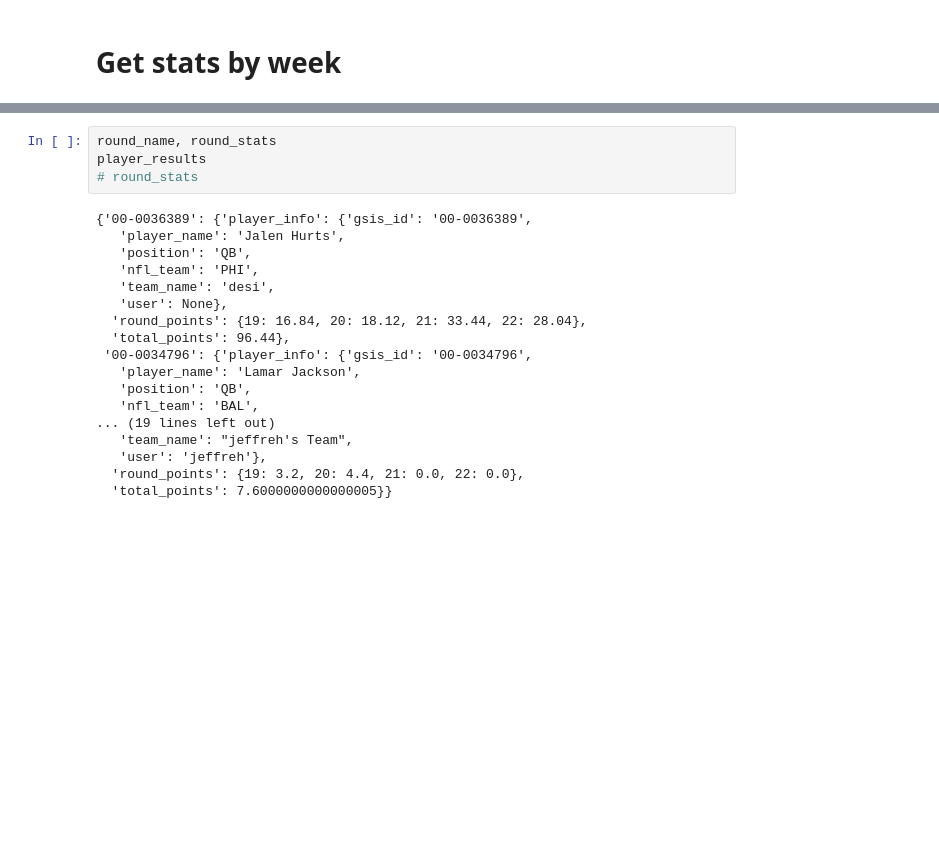
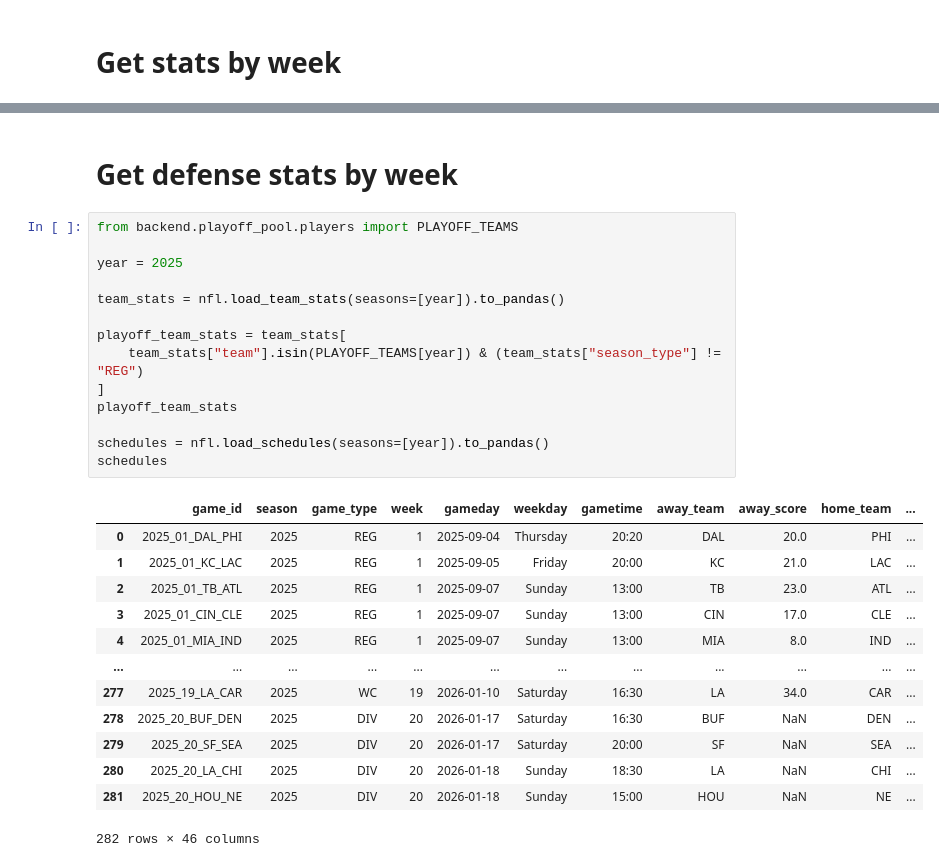
Before and after one commit to DesiPilla/espn-api-v3, a Jupyter notebook: Playoff_draft.ipynb, the cells around one changed output, grey strips where cells are left out. Drawn from its saved outputs; the diff is of its cells as text; blank space fills up the shorter version.

```diff
--- a/Playoff_draft.ipynb
+++ b/Playoff_draft.ipynb
@@ -322,22 +475,30 @@ for drafted_player in drafted_players:
-# %%
-round_name, round_stats
-player_results
-# round_stats
-# %% [output]
-{'00-0036389': {'player_info': {'gsis_id': '00-0036389',
-   'player_name': 'Jalen Hurts',
-   'position': 'QB',
-   'nfl_team': 'PHI',
-   'team_name': 'desi',
-   'user': None},
-  'round_points': {19: 16.84, 20: 18.12, 21: 33.44, 22: 28.04},
-  'total_points': 96.44},
- '00-0034796': {'player_info': {'gsis_id': '00-0034796',
-   'player_name': 'Lamar Jackson',
-   'position': 'QB',
-   'nfl_team': 'BAL',
-... (19 lines left out)
-   'team_name': "jeffreh's Team",
-   'user': 'jeffreh'},
-  'round_points': {19: 3.2, 20: 4.4, 21: 0.0, 22: 0.0},
-  'total_points': 7.6000000000000005}}
+# %% [markdown]
+# Get defense stats by week
+# %%
+from backend.playoff_pool.players import PLAYOFF_TEAMS
+
+year = 2025
+
+team_stats = nfl.load_team_stats(seasons=[year]).to_pandas()
+
+playoff_team_stats = team_stats[
+    team_stats["team"].isin(PLAYOFF_TEAMS[year]) & (team_stats["season_type"] != "REG")
+]
+playoff_team_stats
+
+schedules = nfl.load_schedules(seasons=[year]).to_pandas()
+schedules
+# %% [output]
+|  | game_id | season | game_type | week | gameday | weekday | gametime | away_team | away_score | home_team | ... |
+| 0 | 2025_01_DAL_PHI | 2025 | REG | 1 | 2025-09-04 | Thursday | 20:20 | DAL | 20.0 | PHI | ... |
+| 1 | 2025_01_KC_LAC | 2025 | REG | 1 | 2025-09-05 | Friday | 20:00 | KC | 21.0 | LAC | ... |
+| 2 | 2025_01_TB_ATL | 2025 | REG | 1 | 2025-09-07 | Sunday | 13:00 | TB | 23.0 | ATL | ... |
+| 3 | 2025_01_CIN_CLE | 2025 | REG | 1 | 2025-09-07 | Sunday | 13:00 | CIN | 17.0 | CLE | ... |
+| 4 | 2025_01_MIA_IND | 2025 | REG | 1 | 2025-09-07 | Sunday | 13:00 | MIA | 8.0 | IND | ... |
+| ... | ... | ... | ... | ... | ... | ... | ... | ... | ... | ... | ... |
+| 277 | 2025_19_LA_CAR | 2025 | WC | 19 | 2026-01-10 | Saturday | 16:30 | LA | 34.0 | CAR | ... |
+| 278 | 2025_20_BUF_DEN | 2025 | DIV | 20 | 2026-01-17 | Saturday | 16:30 | BUF | NaN | DEN | ... |
+| 279 | 2025_20_SF_SEA | 2025 | DIV | 20 | 2026-01-17 | Saturday | 20:00 | SF | NaN | SEA | ... |
+| 280 | 2025_20_LA_CHI | 2025 | DIV | 20 | 2026-01-18 | Sunday | 18:30 | LA | NaN | CHI | ... |
+| 281 | 2025_20_HOU_NE | 2025 | DIV | 20 | 2026-01-18 | Sunday | 15:00 | HOU | NaN | NE | ... |
+282 rows × 46 columns
```
Also changed, not shown: parts of 30 cells of this notebook, 3 other files.
